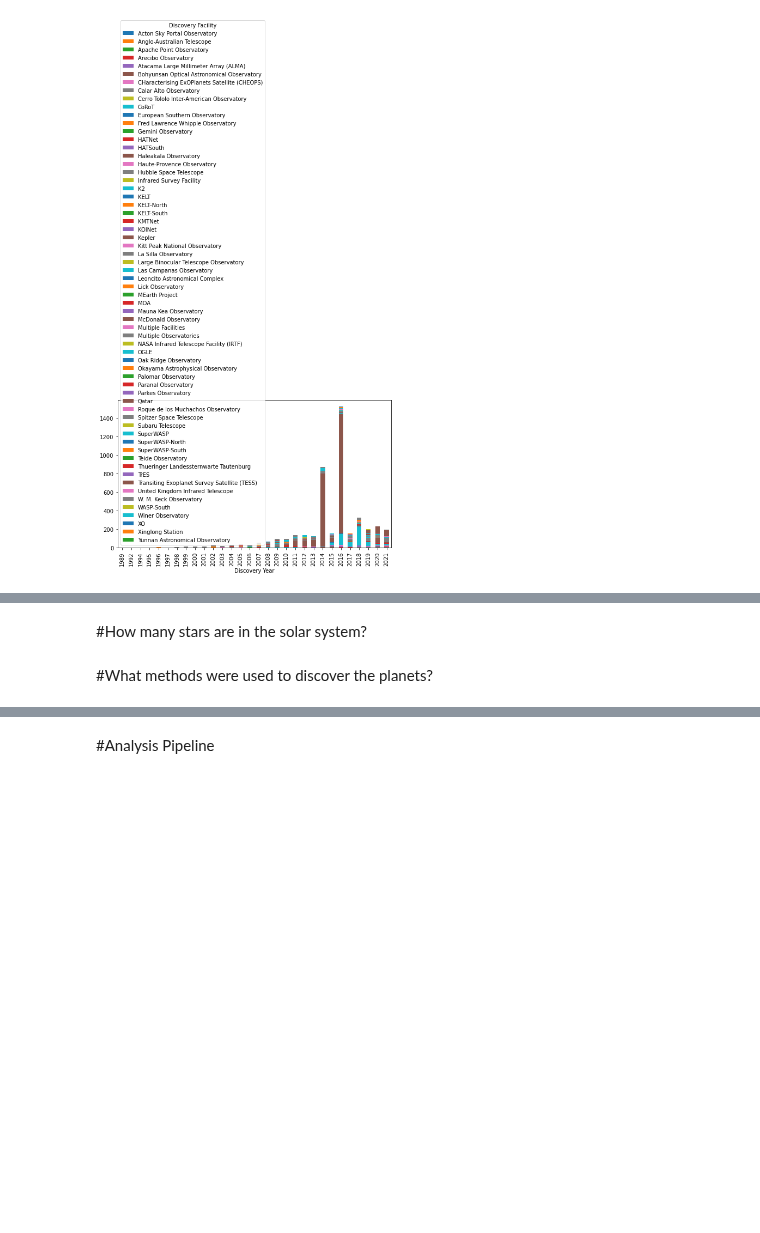
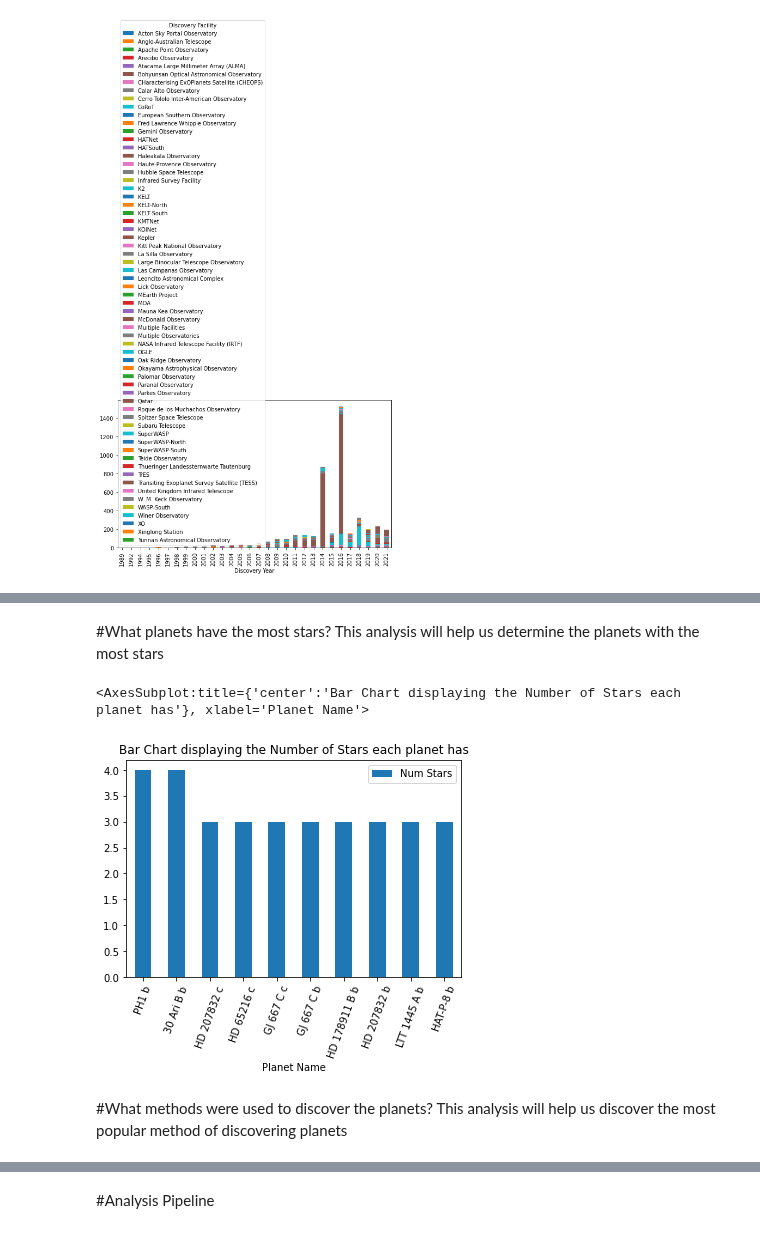
Before and after one commit to ubco-W2022T1-cosc301/project-group35, a Jupyter notebook: notebooks/analysis2.ipynb, the cells around one changed output, grey strips where cells are left out. Cells and saved outputs as stored; diff of their text form; code cells hidden in the pictures; blank space fills up the shorter version.

```diff
--- a/notebooks/analysis2.ipynb
+++ b/notebooks/analysis2.ipynb
@@ -65,19 +68,25 @@ df16.to_csv('d4.csv',index=False)
-# %% [markdown]
-#How many stars are in the solar system?
+# %% [markdown]
+#What planets have the most stars?
+This analysis will help us determine the planets with the most stars
 # %%
 import pandas as pd
 df = pd.read_csv("../data/raw/DataOriginal.csv")
 
 
 stars = ['Planet Name','Num Stars']
 df12 = df[stars]
 
 
 df13=df12.sort_values(['Num Stars'], ascending = False)
 df17=df13.head(10)
-df17.to_csv('d5.csv',index=False)
+
+df17.plot.bar(x="Planet Name", y="Num Stars",rot=70, title="Bar Chart displaying the Number of Stars each planet has")
+# %% [output]
+<AxesSubplot:title={'center':'Bar Chart displaying the Number of Stars each planet has'}, xlabel='Planet Name'>
+[figure, added]
 # %% [markdown]
 #What methods were used to discover the planets?
+This analysis will help us discover the most popular method of discovering planets
 # %%
 import pandas as pd
 df = pd.read_csv("../data/raw/DataOriginal.csv")
```
Also changed, not shown: parts of 10 cells of this notebook, 2 other files.
